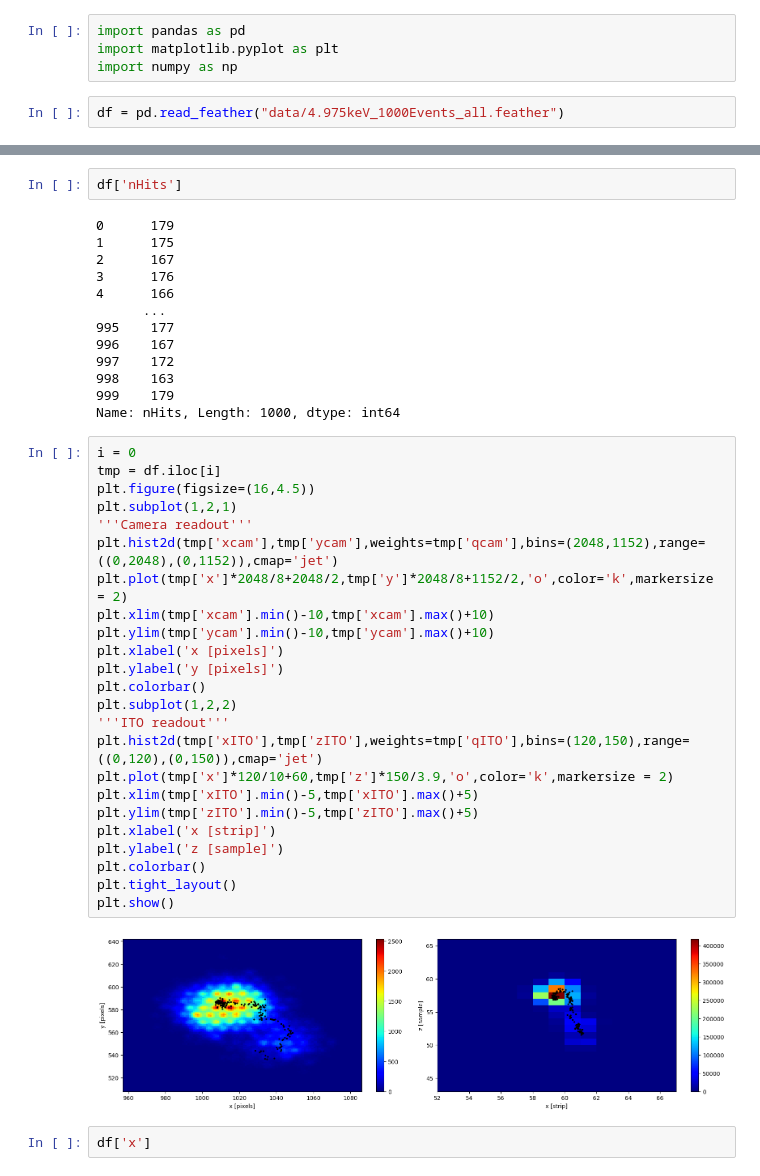
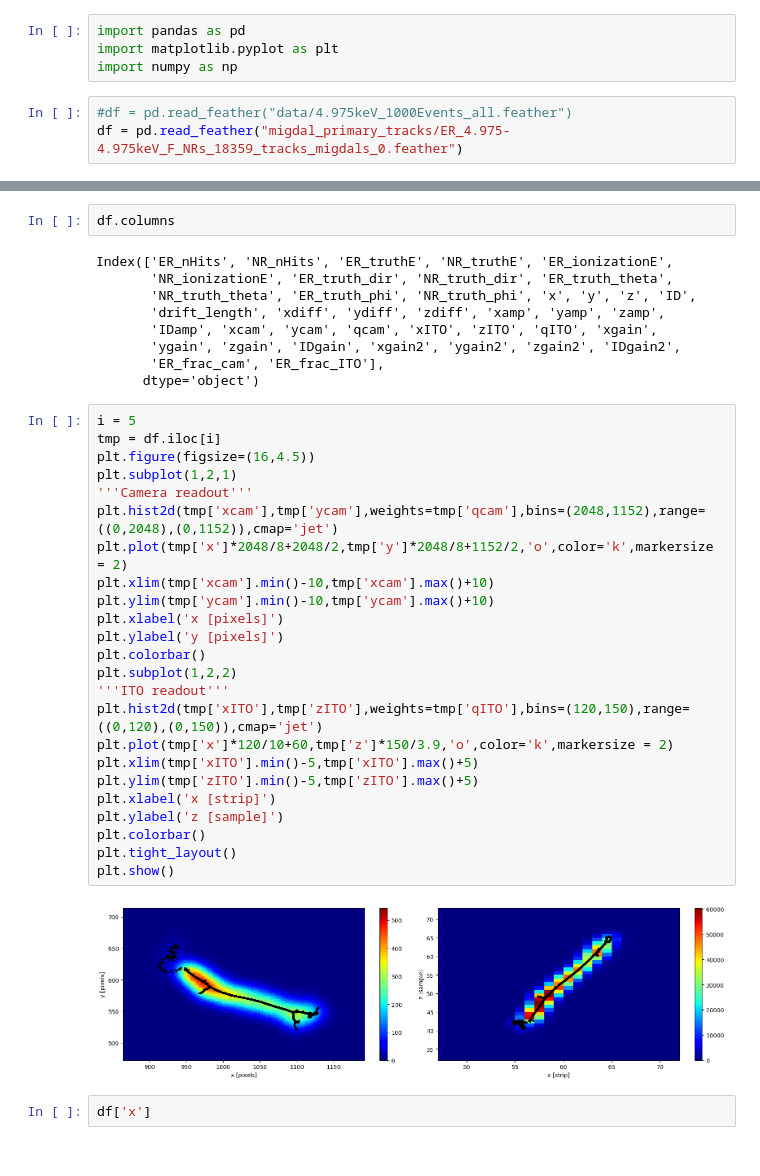
Before and after one commit to jschuel/MIGDAL_simulator, a Jupyter notebook: plot_output.ipynb, the cells around one changed output, grey strips where cells are left out. Cells and saved outputs as stored; diff of their text form.

```diff
--- a/plot_output.ipynb
+++ b/plot_output.ipynb
@@ -3,4 +3,5 @@ import pandas as pd
 import matplotlib.pyplot as plt
 import numpy as np
 # %%
-df = pd.read_feather("data/4.975keV_1000Events_all.feather")
+#df = pd.read_feather("data/4.975keV_1000Events_all.feather")
+df = pd.read_feather("migdal_primary_tracks/ER_4.975-4.975keV_F_NRs_18359_tracks_migdals_0.feather")
@@ -7,44 +73,40 @@ df = pd.read_feather("data/4.975keV_1000Events_all.feather")
 # %%
-df['nHits']
+df.columns
 # %% [output]
-0      179
-1      175
-2      167
-3      176
-4      166
-      ...
-995    177
-996    167
-997    172
-998    163
-999    179
-Name: nHits, Length: 1000, dtype: int64
+Index(['ER_nHits', 'NR_nHits', 'ER_truthE', 'NR_truthE', 'ER_ionizationE',
+       'NR_ionizationE', 'ER_truth_dir', 'NR_truth_dir', 'ER_truth_theta',
+       'NR_truth_theta', 'ER_truth_phi', 'NR_truth_phi', 'x', 'y', 'z', 'ID',
+       'drift_length', 'xdiff', 'ydiff', 'zdiff', 'xamp', 'yamp', 'zamp',
+       'IDamp', 'xcam', 'ycam', 'qcam', 'xITO', 'zITO', 'qITO', 'xgain',
+       'ygain', 'zgain', 'IDgain', 'xgain2', 'ygain2', 'zgain2', 'IDgain2',
+       'ER_frac_cam', 'ER_frac_ITO'],
+      dtype='object')
 # %%
-i = 0
+i = 5
 tmp = df.iloc[i]
 plt.figure(figsize=(16,4.5))
 plt.subplot(1,2,1)
 '''Camera readout'''
 plt.hist2d(tmp['xcam'],tmp['ycam'],weights=tmp['qcam'],bins=(2048,1152),range=((0,2048),(0,1152)),cmap='jet')
 plt.plot(tmp['x']*2048/8+2048/2,tmp['y']*2048/8+1152/2,'o',color='k',markersize = 2)
 plt.xlim(tmp['xcam'].min()-10,tmp['xcam'].max()+10)
 plt.ylim(tmp['ycam'].min()-10,tmp['ycam'].max()+10)
 plt.xlabel('x [pixels]')
 plt.ylabel('y [pixels]')
 plt.colorbar()
 plt.subplot(1,2,2)
 '''ITO readout'''
 plt.hist2d(tmp['xITO'],tmp['zITO'],weights=tmp['qITO'],bins=(120,150),range=((0,120),(0,150)),cmap='jet')
 plt.plot(tmp['x']*120/10+60,tmp['z']*150/3.9,'o',color='k',markersize = 2)
 plt.xlim(tmp['xITO'].min()-5,tmp['xITO'].max()+5)
 plt.ylim(tmp['zITO'].min()-5,tmp['zITO'].max()+5)
 plt.xlabel('x [strip]')
 plt.ylabel('z [sample]')
 plt.colorbar()
 plt.tight_layout()
 plt.show()
 # %% [output]
-[figure, old version]
+[figure, new version]
 # %%
 df['x']
 # %% [output]
```
Also changed, not shown: parts of 10 cells of this notebook, 2 other files.
